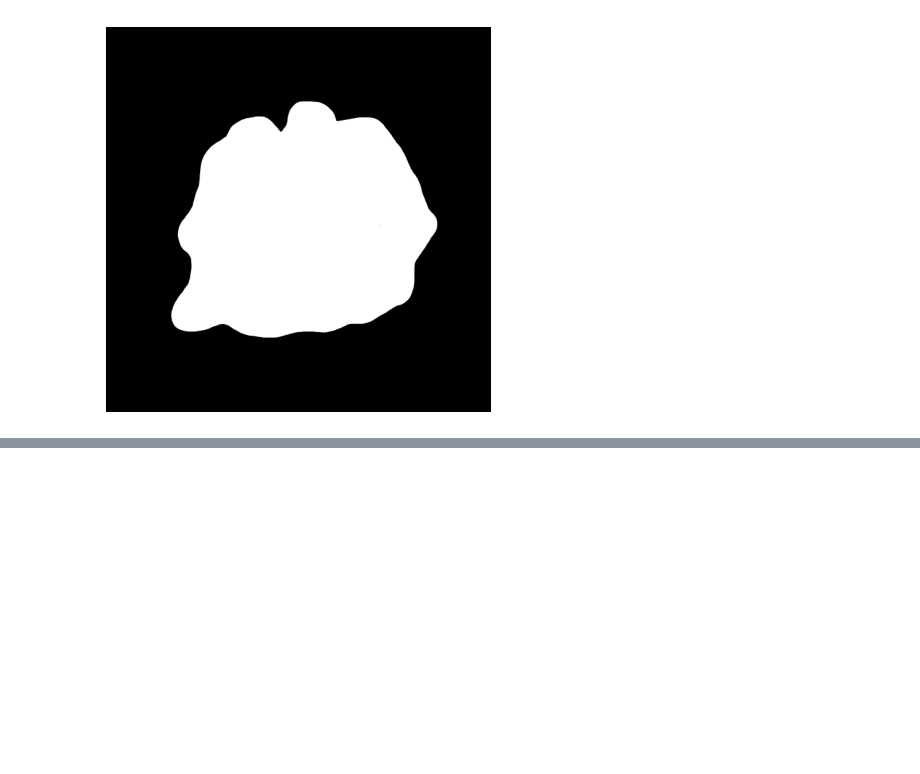
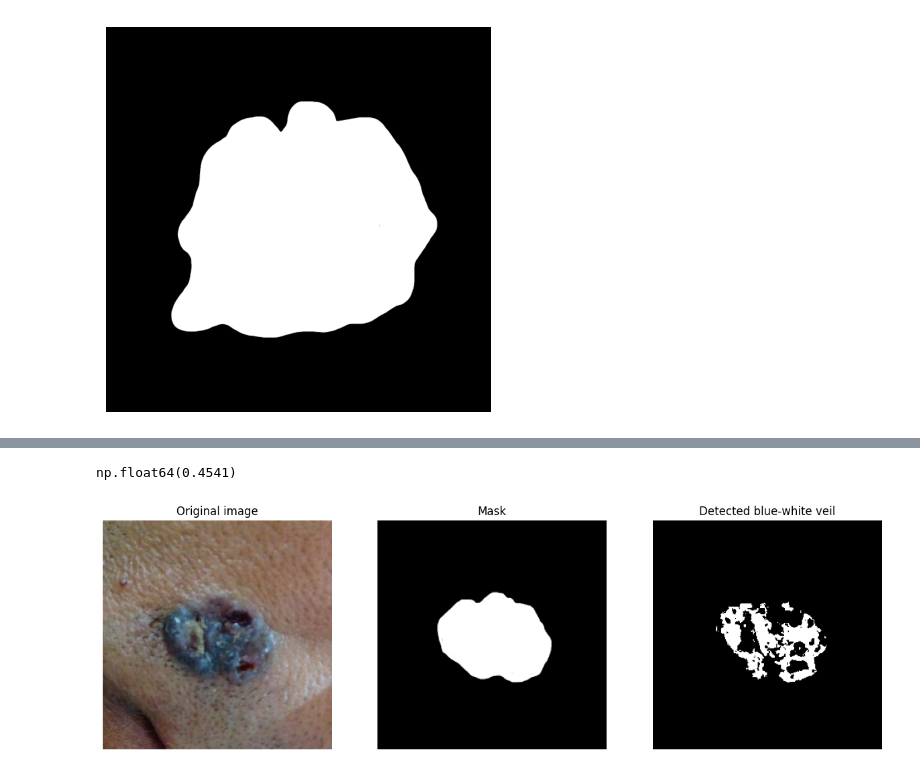
Before and after one commit to lucienavratilova/medical_imaging, a Jupyter notebook: features/feature_playground.ipynb, the cells around one changed output, grey strips where cells are left out. Cells and saved outputs as stored; diff of their text form; code cells hidden in the pictures; blank space fills up the shorter version.

```diff
--- a/features/feature_playground.ipynb
+++ b/features/feature_playground.ipynb
@@ -143,0 +172,27 @@ compactness
+# %%
+# define bounds for color detection - HUE | SATURATION | VALUE (brightness)
+lower_blue = np.array([90, 20, 80])
+upper_blue = np.array([150, 150, 150])
+
+# creates a new mask where all pixels fall within the defined bounds
+detected_mask = cv2.inRange(cropped_hsv, lower_blue, upper_blue)
+# %%
+veil_area = np.sum(detected_mask > 0) # total area of the blue-white veil
+total_area = np.sum(mask > 0)
+
+coverage_ratio = round(veil_area / total_area, 4)
+coverage_ratio
+# %% [output]
+np.float64(0.4541)
+# %%
+fig, axes = plt.subplots(1, 3, figsize=(15, 5))
+axes[0].imshow(image_rgb)
+axes[1].imshow(mask, cmap='gray')
+axes[2].imshow(detected_mask, cmap='gray')
+axes[0].set_title('Original image')
+axes[1].set_title('Mask')
+axes[2].set_title('Detected blue-white veil')
+for ax in axes:
+    ax.axis("off")
+# %% [output]
+[figure, added]
```
Also changed, not shown: parts of 6 cells of this notebook, 1 other file.
